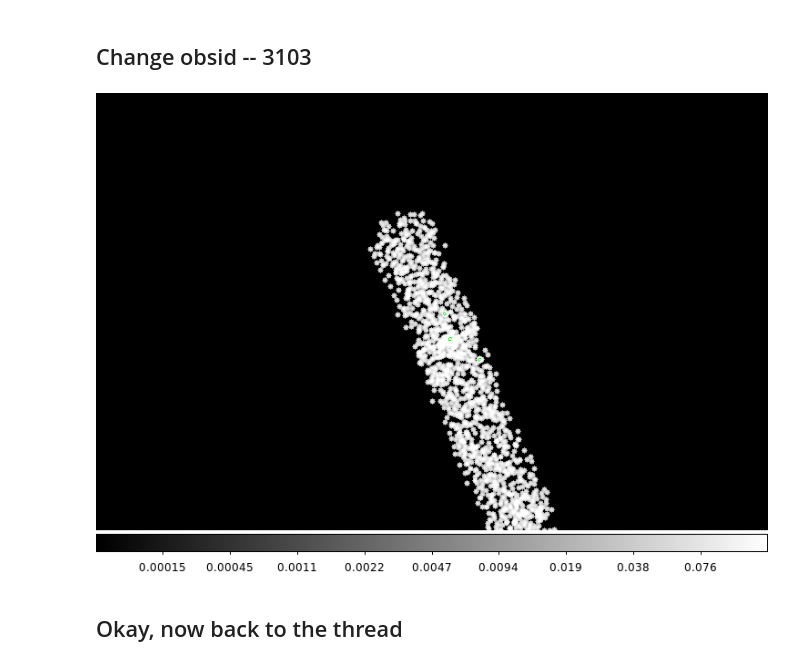
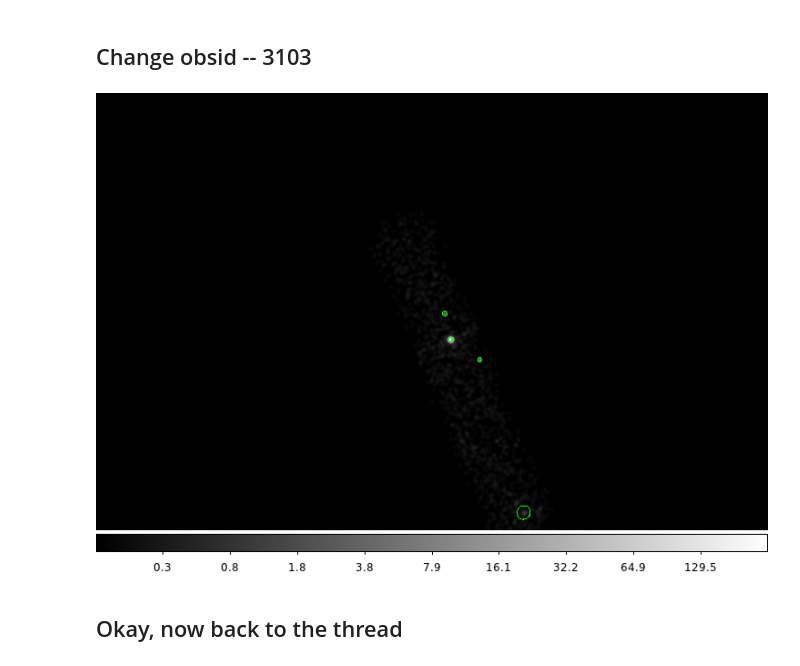
Before and after one commit to cxcsds/ciao-threads, a Jupyter notebook: filter_ltcrv.ipynb, the cells around one changed output. Cells and saved outputs as stored; diff of their text form; code cells hidden in the pictures.

```diff
--- a/filter_ltcrv.ipynb
+++ b/filter_ltcrv.ipynb
@@ -154,10 +149,10 @@ celldetect acisf03103N004_evt2.fits"[energy=500:7000]" \
 # %%
 ds9 acisf03103N004_evt2.fits"[events,energy=500:7000]" -region cell.src \
-  -bin factor 2 -scale log -scale mode 99.5 -smooth \
+  -bin factor 2 -scale log  -smooth \
   -saveimage png ds9_03.png -quit
 display < ds9_03.png
 # %% [output]
-[figure, old version]
+[figure, new version]
 # %%
 dmextract acisf03103N004_evt2.fits"[exclude sky=region(cell.src)][bin time=::500]" \
   acis3103_500s.lc op=ltc1 mode=h clob+
```
Also changed, not shown: parts of 9 cells of this notebook, 2 other files.
